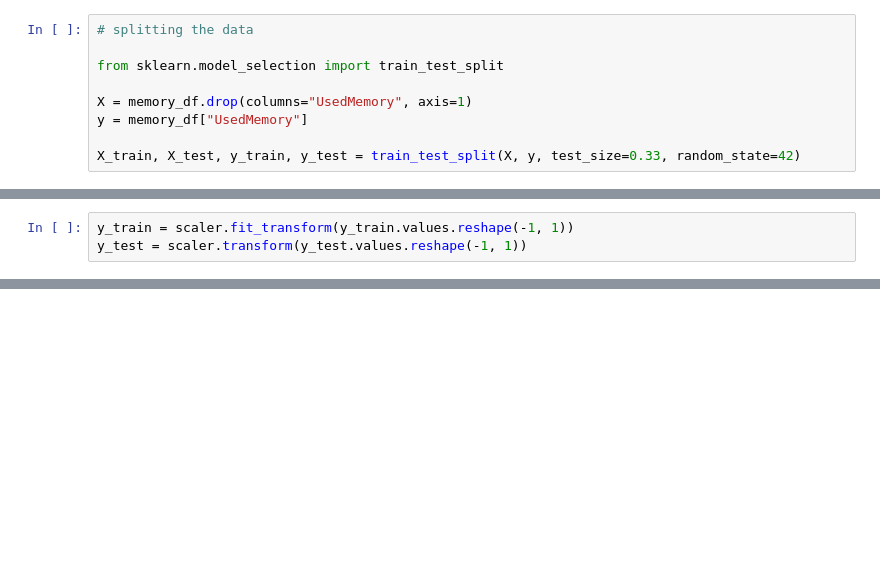
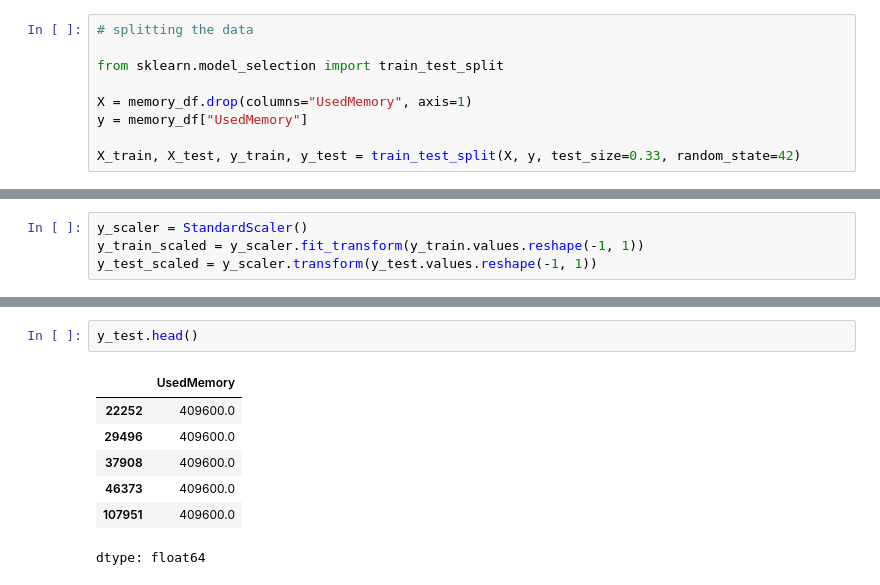
Before and after one commit to hariThorve/hpcProject, a Jupyter notebook: hpc_ml_model.ipynb, the cells around one changed output, grey strips where cells are left out. Saved outputs shown, nothing was run; the diff lists cells and outputs as text; blank space fills up the shorter version.

```diff
--- a/hpc_ml_model.ipynb
+++ b/hpc_ml_model.ipynb
@@ -110,6 +99,7 @@ array([[ 0.96971737,  1.17245238, -0.30064451, ..., -0.44790053,
 # %%
-y_train = scaler.fit_transform(y_train.values.reshape(-1, 1))
-y_test = scaler.transform(y_test.values.reshape(-1, 1))
+y_scaler = StandardScaler()
+y_train_scaled = y_scaler.fit_transform(y_train.values.reshape(-1, 1))
+y_test_scaled = y_scaler.transform(y_test.values.reshape(-1, 1))
 # %%
 from sklearn.linear_model import LinearRegression
 from sklearn.tree import DecisionTreeRegressor
@@ -116,0 +161,10 @@ from
+# %%
+y_test.head()
+# %% [output]
+|  | UsedMemory |
+| 22252 | 409600.0 |
+| 29496 | 409600.0 |
+| 37908 | 409600.0 |
+| 46373 | 409600.0 |
+| 107951 | 409600.0 |
+dtype: float64
```
Also changed, not shown: parts of 11 cells of this notebook.
